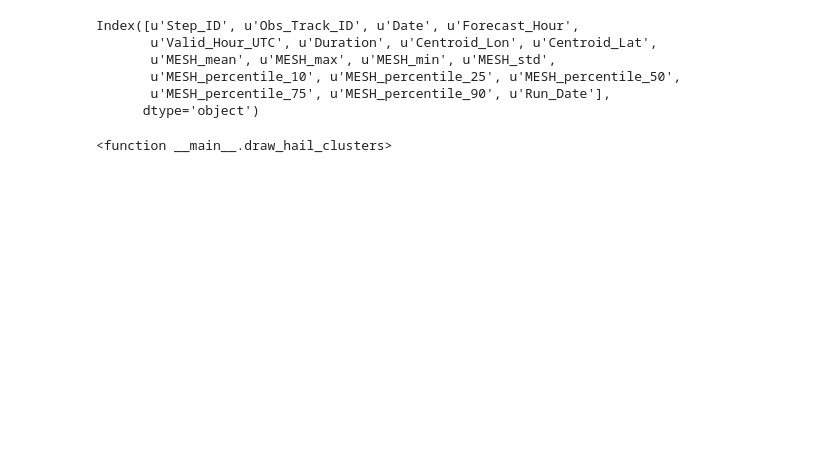
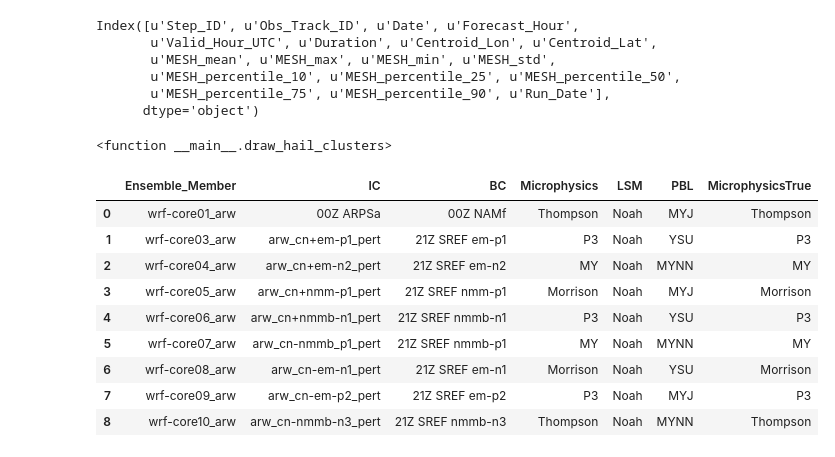
Before and after one commit to djgagne/haileval, a Jupyter notebook: notebooks/CAPSEnsObjectAnalysis.ipynb, the cells around one changed output. Saved outputs shown, nothing was run; the diff lists cells and outputs as text; code cells hidden in the pictures; blank space fills up the shorter version.

```diff
--- a/notebooks/CAPSEnsObjectAnalysis.ipynb
+++ b/notebooks/CAPSEnsObjectAnalysis.ipynb
@@ -206,2 +255,16 @@ interact(draw_hail_clusters,
 # %% [output]
 <function __main__.draw_hail_clusters>
+# %%
+caps_2016_config = pd.read_csv("../config/member_info_caps_spring2016.csv")
+caps_2016_config
+# %% [output]
+|  | Ensemble_Member | IC | BC | Microphysics | LSM | PBL | MicrophysicsTrue |
+| 0 | wrf-core01_arw | 00Z ARPSa | 00Z NAMf | Thompson | Noah | MYJ | Thompson |
+| 1 | wrf-core03_arw | arw_cn+em-p1_pert | 21Z SREF em-p1 | P3 | Noah | YSU | P3 |
+| 2 | wrf-core04_arw | arw_cn+em-n2_pert | 21Z SREF em-n2 | MY | Noah | MYNN | MY |
+| 3 | wrf-core05_arw | arw_cn+nmm-p1_pert | 21Z SREF nmm-p1 | Morrison | Noah | MYJ | Morrison |
+| 4 | wrf-core06_arw | arw_cn+nmmb-n1_pert | 21Z SREF nmmb-n1 | P3 | Noah | YSU | P3 |
+| 5 | wrf-core07_arw | arw_cn-nmmb_p1_pert | 21Z SREF nmmb-p1 | MY | Noah | MYNN | MY |
+| 6 | wrf-core08_arw | arw_cn-em-n1_pert | 21Z SREF em-n1 | Morrison | Noah | YSU | Morrison |
+| 7 | wrf-core09_arw | arw_cn-em-p2_pert | 21Z SREF em-p2 | P3 | Noah | MYJ | P3 |
+| 8 | wrf-core10_arw | arw_cn-nmmb-n3_pert | 21Z SREF nmmb-n3 | Thompson | Noah | MYNN | Thompson |
```
Also changed, not shown: parts of 14 cells of this notebook.
